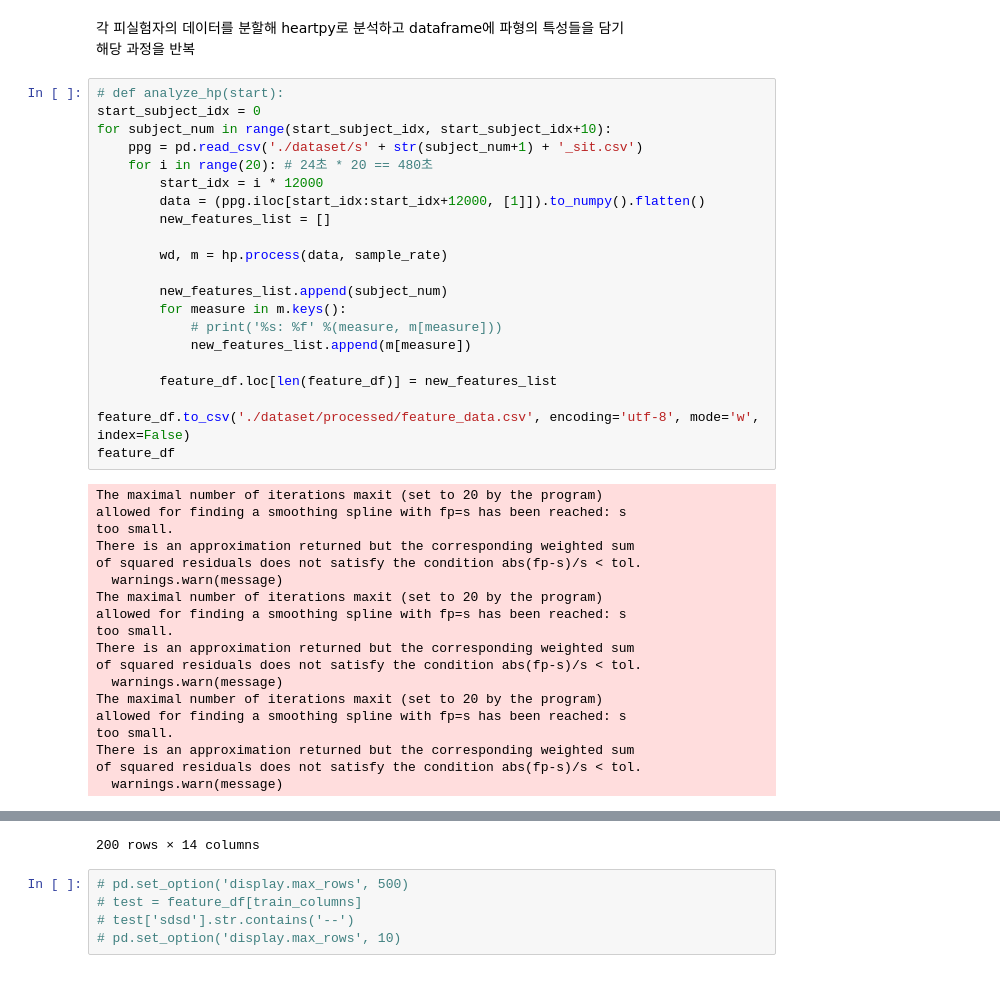
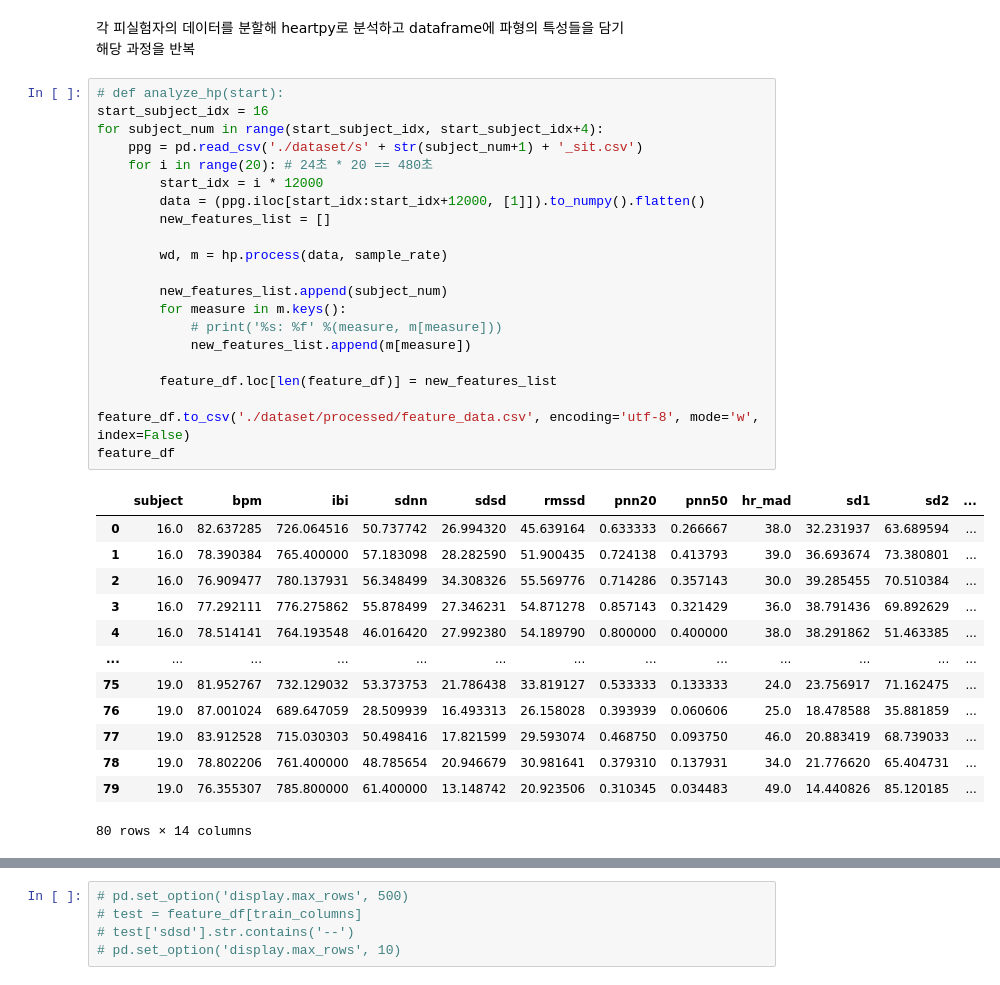
Before and after one commit to kumass2020/Multi-Modality-Person-Recognition, a Jupyter notebook: human_recognition.ipynb, the cells around one changed output, grey strips where cells are left out. Cells and saved outputs as stored; diff of their text form.

```diff
--- a/human_recognition.ipynb
+++ b/human_recognition.ipynb
@@ -80,41 +80,36 @@ feature_df
 해당 과정을 반복
 # %%
 # def analyze_hp(start):
-start_subject_idx = 0
-for subject_num in range(start_subject_idx, start_subject_idx+10):
+start_subject_idx = 16
+for subject_num in range(start_subject_idx, start_subject_idx+4):
     ppg = pd.read_csv('./dataset/s' + str(subject_num+1) + '_sit.csv')
     for i in range(20): # 24초 * 20 == 480초
         start_idx = i * 12000
         data = (ppg.iloc[start_idx:start_idx+12000, [1]]).to_numpy().flatten()
         new_features_list = []
 
         wd, m = hp.process(data, sample_rate)
 
         new_features_list.append(subject_num)
         for measure in m.keys():
             # print('%s: %f' %(measure, m[measure]))
             new_features_list.append(m[measure])
 
         feature_df.loc[len(feature_df)] = new_features_list
 
 feature_df.to_csv('./dataset/processed/feature_data.csv', encoding='utf-8', mode='w', index=False)
 feature_df
 # %% [output]
+|  | subject | bpm | ibi | sdnn | sdsd | rmssd | pnn20 | pnn50 | hr_mad | sd1 | sd2 | ... |
+| 0 | 16.0 | 82.637285 | 726.064516 | 50.737742 | 26.994320 | 45.639164 | 0.633333 | 0.266667 | 38.0 | 32.231937 | 63.689594 | ... |
+| 1 | 16.0 | 78.390384 | 765.400000 | 57.183098 | 28.282590 | 51.900435 | 0.724138 | 0.413793 | 39.0 | 36.693674 | 73.380801 | ... |
+| 2 | 16.0 | 76.909477 | 780.137931 | 56.348499 | 34.308326 | 55.569776 | 0.714286 | 0.357143 | 30.0 | 39.285455 | 70.510384 | ... |
+| 3 | 16.0 | 77.292111 | 776.275862 | 55.878499 | 27.346231 | 54.871278 | 0.857143 | 0.321429 | 36.0 | 38.791436 | 69.892629 | ... |
+| 4 | 16.0 | 78.514141 | 764.193548 | 46.016420 | 27.992380 | 54.189790 | 0.800000 | 0.400000 | 38.0 | 38.291862 | 51.463385 | ... |
+| ... | ... | ... | ... | ... | ... | ... | ... | ... | ... | ... | ... | ... |
+| 75 | 19.0 | 81.952767 | 732.129032 | 53.373753 | 21.786438 | 33.819127 | 0.533333 | 0.133333 | 24.0 | 23.756917 | 71.162475 | ... |
+| 76 | 19.0 | 87.001024 | 689.647059 | 28.509939 | 16.493313 | 26.158028 | 0.393939 | 0.060606 | 25.0 | 18.478588 | 35.881859 | ... |
+| 77 | 19.0 | 83.912528 | 715.030303 | 50.498416 | 17.821599 | 29.593074 | 0.468750 | 0.093750 | 46.0 | 20.883419 | 68.739033 | ... |
+| 78 | 19.0 | 78.802206 | 761.400000 | 48.785654 | 20.946679 | 30.981641 | 0.379310 | 0.137931 | 34.0 | 21.776620 | 65.404731 | ... |
+| 79 | 19.0 | 76.355307 | 785.800000 | 61.400000 | 13.148742 | 20.923506 | 0.310345 | 0.034483 | 49.0 | 14.440826 | 85.120185 | ... |
-The maximal number of iterations maxit (set to 20 by the program)
-allowed for finding a smoothing spline with fp=s has been reached: s
-too small.
-There is an approximation returned but the corresponding weighted sum
-of squared residuals does not satisfy the condition abs(fp-s)/s < tol.
-  warnings.warn(message)
-The maximal number of iterations maxit (set to 20 by the program)
-allowed for finding a smoothing spline with fp=s has been reached: s
-too small.
-There is an approximation returned but the corresponding weighted sum
-of squared residuals does not satisfy the condition abs(fp-s)/s < tol.
-  warnings.warn(message)
-The maximal number of iterations maxit (set to 20 by the program)
-allowed for finding a smoothing spline with fp=s has been reached: s
-too small.
-There is an approximation returned but the corresponding weighted sum
-of squared residuals does not satisfy the condition abs(fp-s)/s < tol.
-  warnings.warn(message)
+80 rows × 14 columns
@@ -133,4 +116,3 @@ of squared residuals does not satisfy the condition abs(fp-s)/s < tol.
-200 rows × 14 columns
 # %%
 # pd.set_option('display.max_rows', 500)
 # test = feature_df[train_columns]
```
Also changed, not shown: parts of 9 cells of this notebook, 1 other file.
